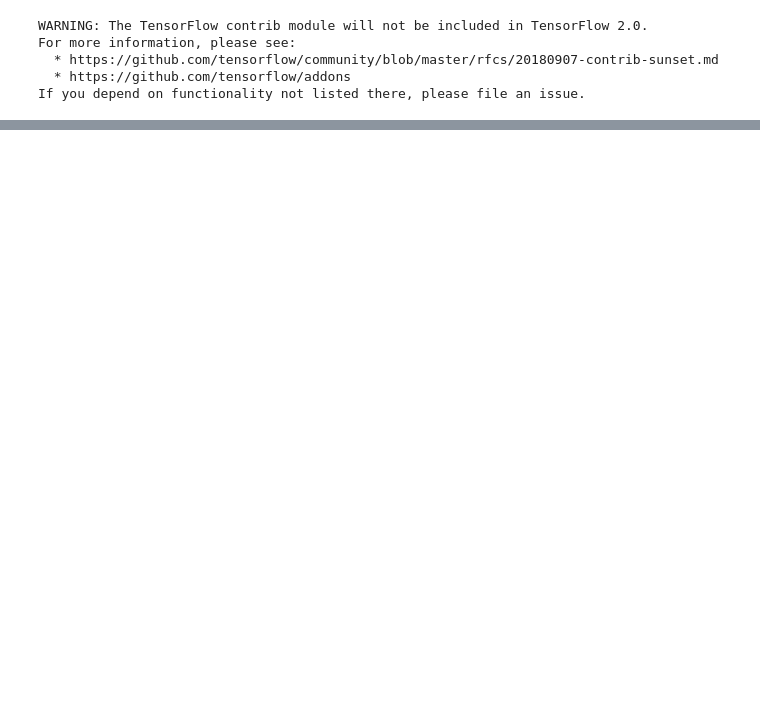
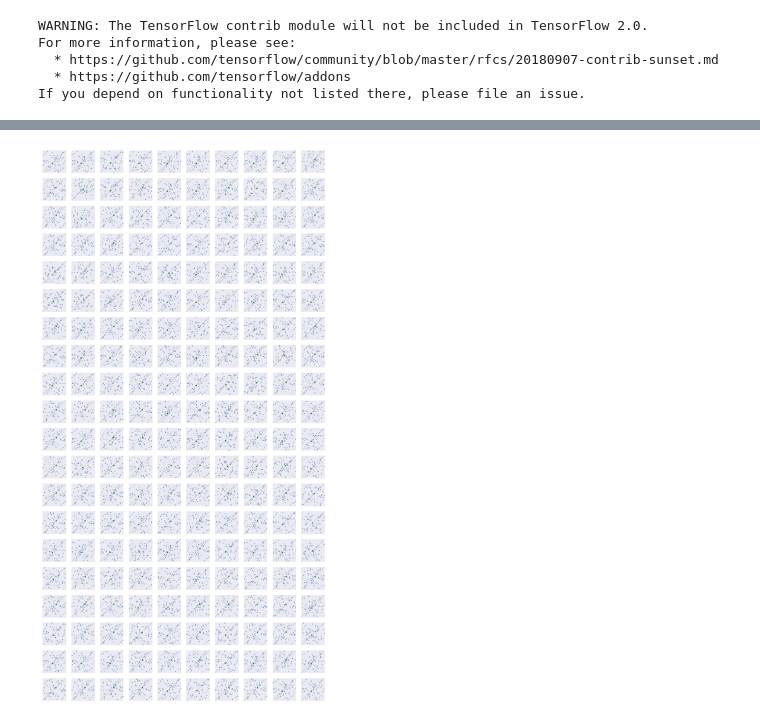
Before and after one commit to bbbert/influence-release, a Jupyter notebook: scripts/counterexamples.ipynb, the cells around one changed output, grey strips where cells are left out. Drawn from its saved outputs; the diff is of its cells as text; code cells hidden in the pictures; blank space fills up the shorter version.

```diff
--- a/scripts/counterexamples.ipynb
+++ b/scripts/counterexamples.ipynb
@@ -133,0 +65,19 @@ sns.distplot(cos)
+# %%
+pred = E.R['dist_subset_pred_margin_infl']
+newton = E.R['dist_subset_newton_pred_margin_infl']
+actl = E.R['dist_subset_actl_margin_infl']
+C = 10
+R = (pred.shape[1] + C - 1) // C
+R = min(R, 20)
+fig, ax = plt.subplots(R, C, figsize=(16, 16 * R / 10))
+for i in range(R):
+    for j in range(C):
+        id = i * C + j
+        if id < pred.shape[1]:
+            plot_influence_correlation(ax[i][j], actl[:, id].reshape(-1), pred[:, id].reshape(-1),
+                                      title='',xlabel='',ylabel='',spearmanr=False)
+            ax[i][j].get_xaxis().set_ticks([])
+            ax[i][j].get_yaxis().set_ticks([])
+            ax[i][j].scatter(0, 0, s=10, color='green')
+# %% [output]
+[figure, added]
```
Also changed, not shown: parts of 12 cells of this notebook, 1 other file.
